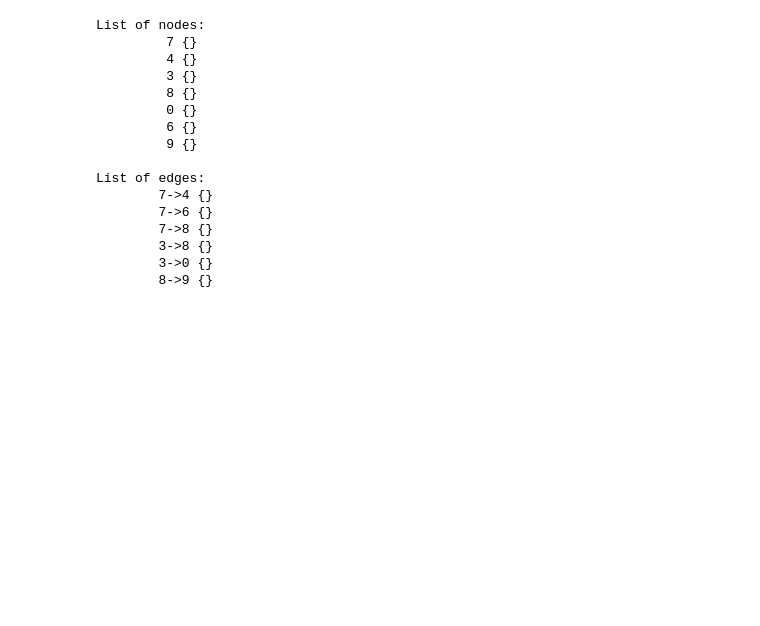
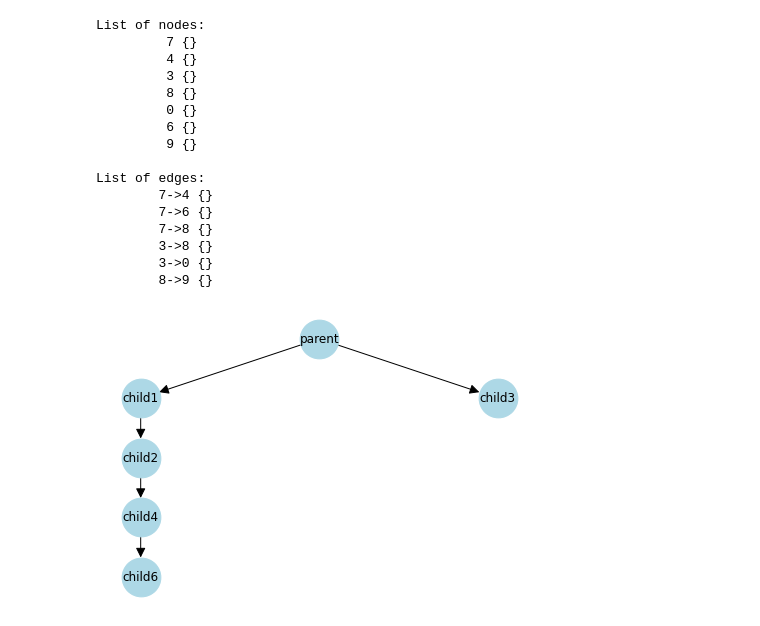
Before and after one commit to the-sea-ink/data-science-pipelines, a Jupyter notebook: playground/playgorund.ipynb, the cells around one changed output. Saved outputs shown, nothing was run; the diff lists cells and outputs as text; code cells hidden in the pictures; blank space fills up the shorter version.

```diff
--- a/playground/playgorund.ipynb
+++ b/playground/playgorund.ipynb
@@ -78,3 +82,17 @@ List of edges:
         3->8 {}
         3->0 {}
         8->9 {}
+# %%
+G1 = nx.DiGraph()
+G1.add_nodes_from([(0, {"type": "parent"}), (1, {"type": "child1"}), (2, {"type": "child2"}), (3, {"type": "child3"}), (4, {"type": "child4"}), (6, {"type": "child6"})])
+G1.add_edges_from([(0, 1), (1, 2), (0, 3), (2, 4), (4, 6)])
+labels = nx.get_node_attributes(G1, 'type')
+#pos = nx.nx_agraph.graphviz_layout(G1)
+pos = graphviz_layout(G1, prog="dot")
+nx.draw(G1, pos=pos, node_color='lightblue',
+        with_labels=True,
+        labels=labels,
+        node_size=1500,
+        arrowsize=20)
+# %% [output]
+[figure, added]
```
Also changed, not shown: parts of 4 cells of this notebook.
